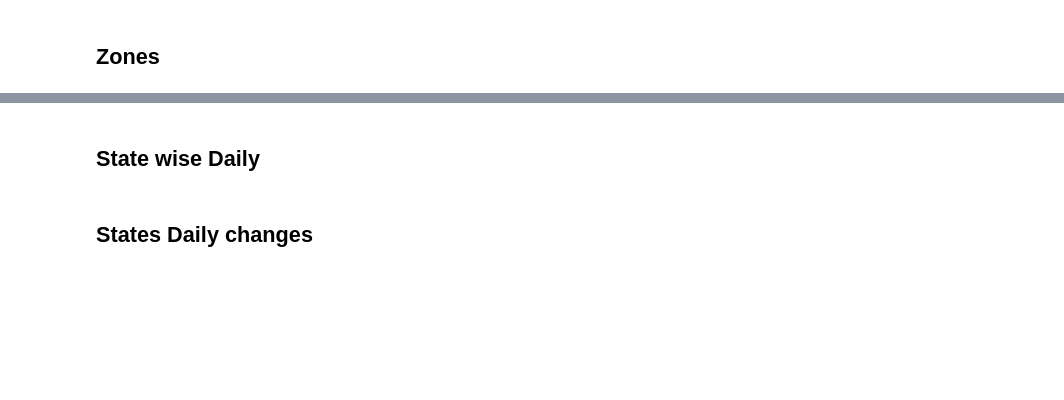
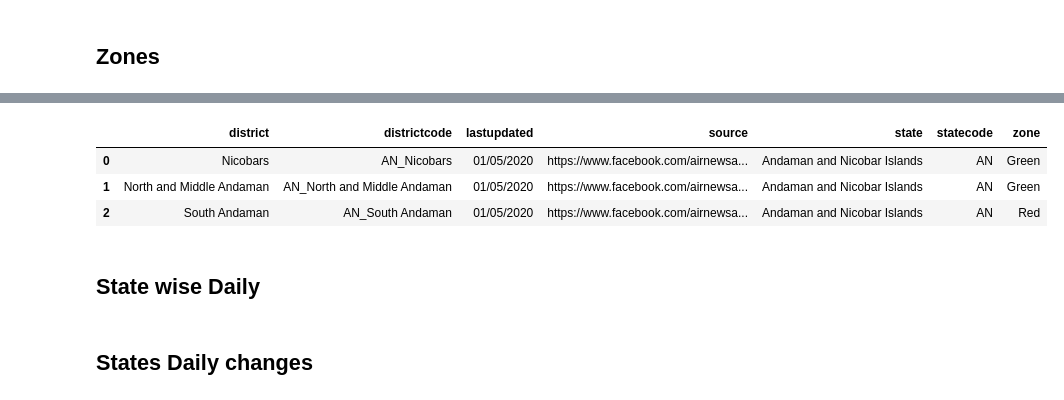
Before and after one commit to imdevskp/covid-19-india-data, a Jupyter notebook: api.ipynb, the cells around one changed output, grey strips where cells are left out. Saved outputs shown, nothing was run; the diff lists cells and outputs as text; code cells hidden in the pictures; blank space fills up the shorter version.

```diff
--- a/api.ipynb
+++ b/api.ipynb
@@ -264,3 +423,8 @@ parsed.keys()
 # %%
-th = pd.DataFrame(parsed['zones'])
-th.head(3)
+zo = pd.DataFrame(parsed['zones'])
+zo.head(3)
+# %% [output]
+|  | district | districtcode | lastupdated | source | state | statecode | zone |
+| 0 | Nicobars | AN_Nicobars | 01/05/2020 | https://www.facebook.com/airnewsa... | Andaman and Nicobar Islands | AN | Green |
+| 1 | North and Middle Andaman | AN_North and Middle Andaman | 01/05/2020 | https://www.facebook.com/airnewsa... | Andaman and Nicobar Islands | AN | Green |
+| 2 | South Andaman | AN_South Andaman | 01/05/2020 | https://www.facebook.com/airnewsa... | Andaman and Nicobar Islands | AN | Red |
```
Also changed, not shown: parts of 30 cells of this notebook, 3 other files.
